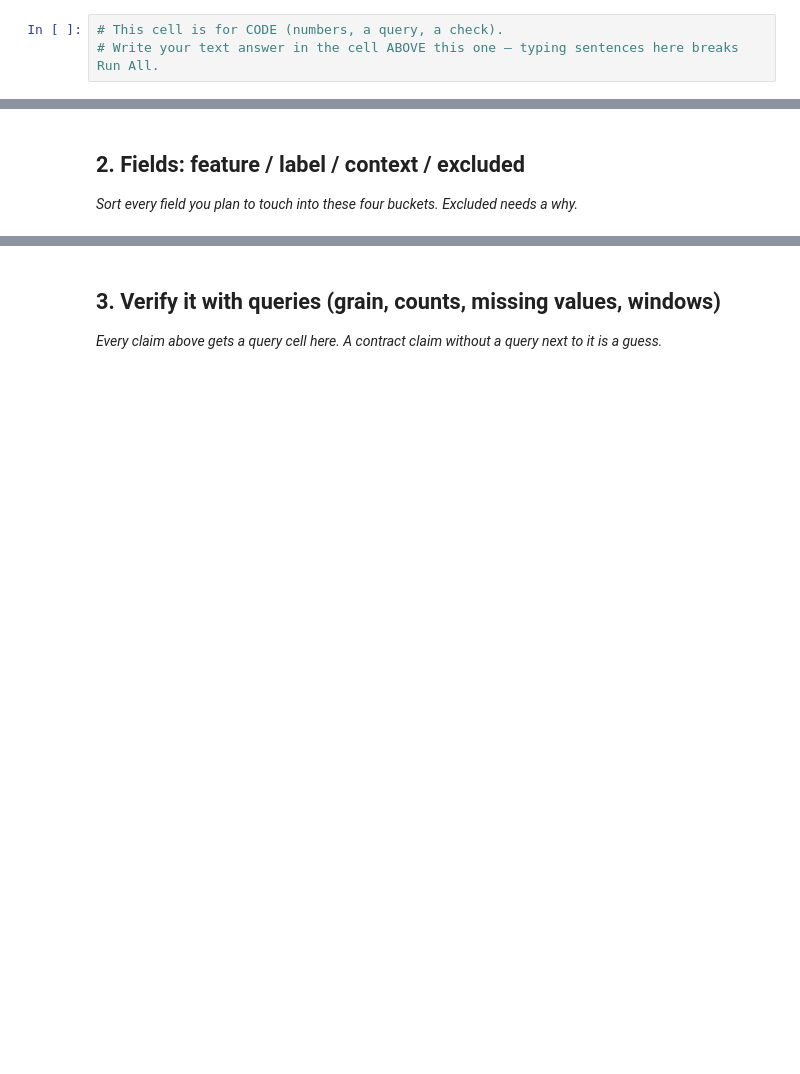
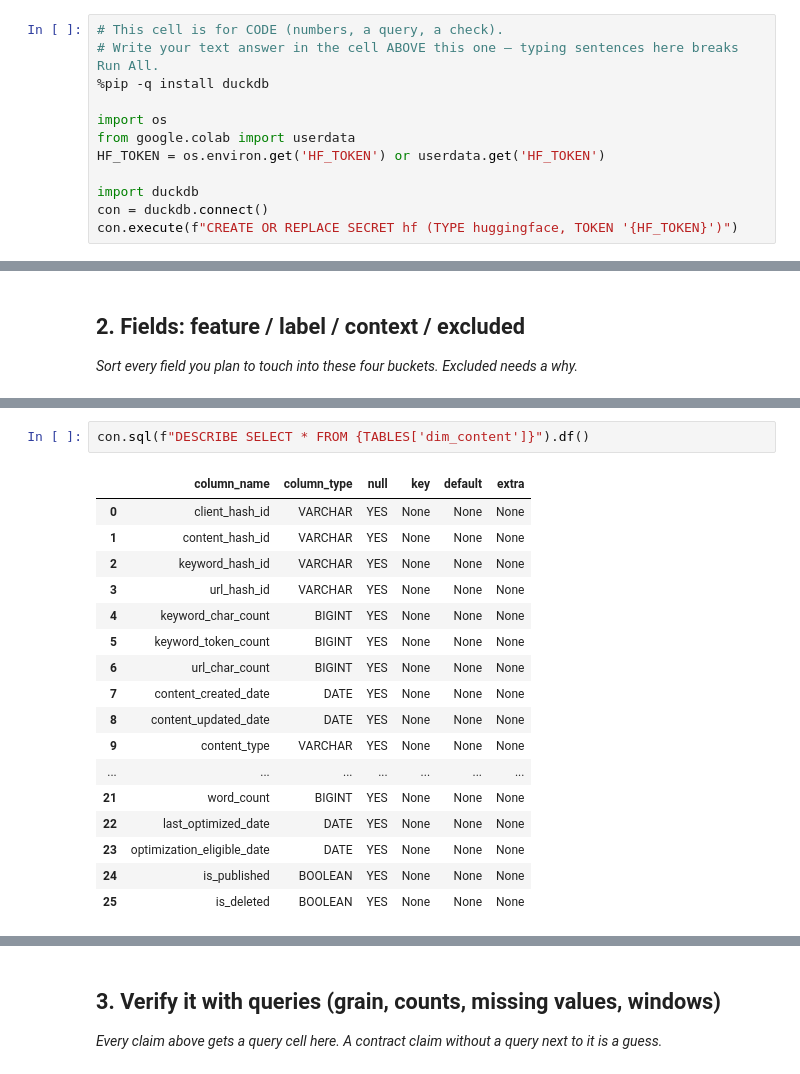
Before and after one commit to NAJAM2005/flyrank-ml-internship, a Jupyter notebook: work/notebooks/w03_data_contract.ipynb, the cells around one changed output, grey strips where cells are left out. Drawn from its saved outputs; the diff is of its cells as text; blank space fills up the shorter version.

```diff
--- a/work/notebooks/w03_data_contract.ipynb
+++ b/work/notebooks/w03_data_contract.ipynb
@@ -13,3 +21,12 @@ This skeleton is yours to fill. Work the sections **in order** — each one has
 # %%
 # This cell is for CODE (numbers, a query, a check).
 # Write your text answer in the cell ABOVE this one — typing sentences here breaks Run All.
+%pip -q install duckdb
+
+import os
+from google.colab import userdata
+HF_TOKEN = os.environ.get('HF_TOKEN') or userdata.get('HF_TOKEN')
+
+import duckdb
+con = duckdb.connect()
+con.execute(f"CREATE OR REPLACE SECRET hf (TYPE huggingface, TOKEN '{HF_TOKEN}')")
@@ -22,0 +72,20 @@ This skeleton is yours to fill. Work the sections **in order** — each one has
+# %%
+con.sql(f"DESCRIBE SELECT * FROM {TABLES['dim_content']}").df()
+# %% [output]
+|  | column_name | column_type | null | key | default | extra |
+| 0 | client_hash_id | VARCHAR | YES | None | None | None |
+| 1 | content_hash_id | VARCHAR | YES | None | None | None |
+| 2 | keyword_hash_id | VARCHAR | YES | None | None | None |
+| 3 | url_hash_id | VARCHAR | YES | None | None | None |
+| 4 | keyword_char_count | BIGINT | YES | None | None | None |
+| 5 | keyword_token_count | BIGINT | YES | None | None | None |
+| 6 | url_char_count | BIGINT | YES | None | None | None |
+| 7 | content_created_date | DATE | YES | None | None | None |
+| 8 | content_updated_date | DATE | YES | None | None | None |
+| 9 | content_type | VARCHAR | YES | None | None | None |
+| ... | ... | ... | ... | ... | ... | ... |
+| 21 | word_count | BIGINT | YES | None | None | None |
+| 22 | last_optimized_date | DATE | YES | None | None | None |
+| 23 | optimization_eligible_date | DATE | YES | None | None | None |
+| 24 | is_published | BOOLEAN | YES | None | None | None |
+| 25 | is_deleted | BOOLEAN | YES | None | None | None |
```
Also changed, not shown: parts of 15 cells of this notebook.
